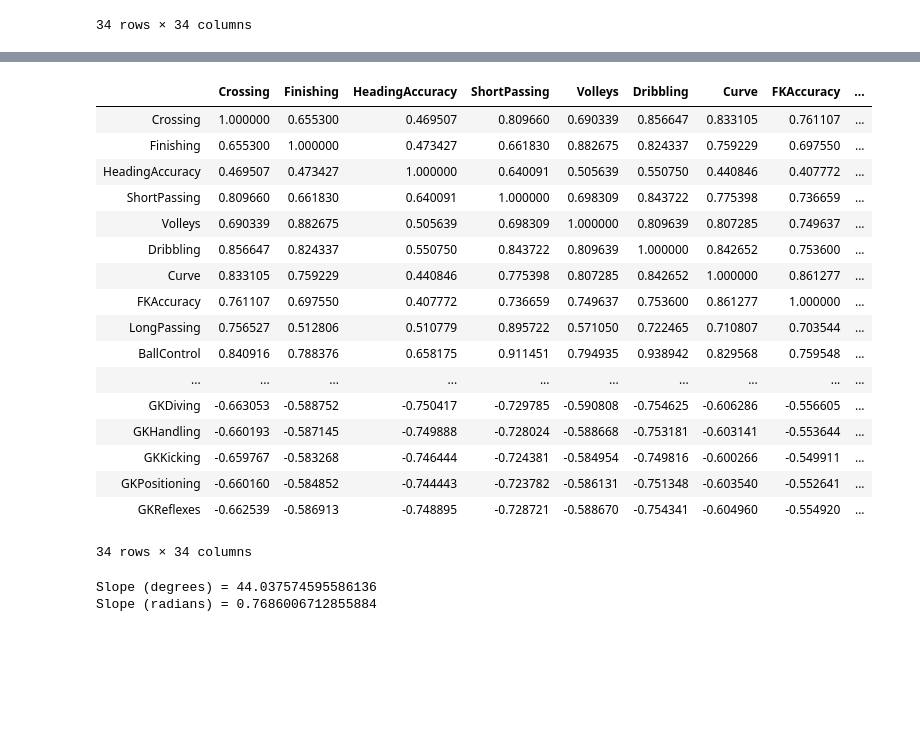
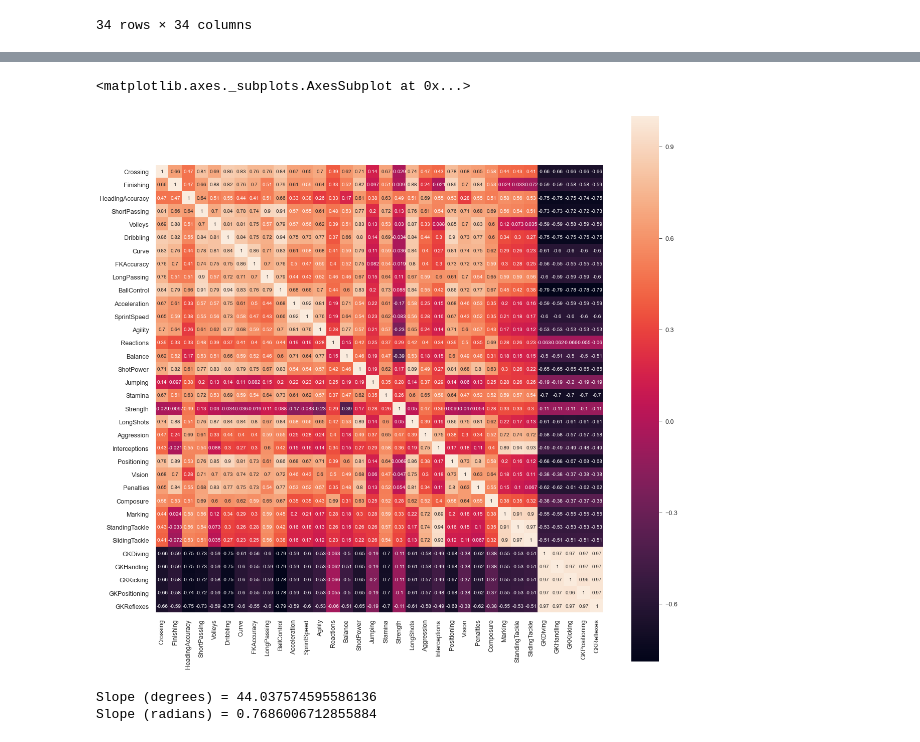
Before and after one commit to andrewprescot/Thinkful, a Jupyter notebook: FIFA_Mukesh.ipynb, the cells around one changed output, grey strips where cells are left out. Drawn from its saved outputs; the diff is of its cells as text; code cells hidden in the pictures; blank space fills up the shorter version.

```diff
--- a/FIFA_Mukesh.ipynb
+++ b/FIFA_Mukesh.ipynb
@@ -72,26 +75,13 @@ memory usage: 4.7 MB
 # %%
 df = fifa_df.dropna()
-# %%
-df.corr()
-# %% [output]
-|  | Crossing | Finishing | HeadingAccuracy | ShortPassing | Volleys | Dribbling | Curve | FKAccuracy | ... |
-| Crossing | 1.000000 | 0.655300 | 0.469507 | 0.809660 | 0.690339 | 0.856647 | 0.833105 | 0.761107 | ... |
-| Finishing | 0.655300 | 1.000000 | 0.473427 | 0.661830 | 0.882675 | 0.824337 | 0.759229 | 0.697550 | ... |
-| HeadingAccuracy | 0.469507 | 0.473427 | 1.000000 | 0.640091 | 0.505639 | 0.550750 | 0.440846 | 0.407772 | ... |
-| ShortPassing | 0.809660 | 0.661830 | 0.640091 | 1.000000 | 0.698309 | 0.843722 | 0.775398 | 0.736659 | ... |
-| Volleys | 0.690339 | 0.882675 | 0.505639 | 0.698309 | 1.000000 | 0.809639 | 0.807285 | 0.749637 | ... |
-| Dribbling | 0.856647 | 0.824337 | 0.550750 | 0.843722 | 0.809639 | 1.000000 | 0.842652 | 0.753600 | ... |
-| Curve | 0.833105 | 0.759229 | 0.440846 | 0.775398 | 0.807285 | 0.842652 | 1.000000 | 0.861277 | ... |
-| FKAccuracy | 0.761107 | 0.697550 | 0.407772 | 0.736659 | 0.749637 | 0.753600 | 0.861277 | 1.000000 | ... |
-| LongPassing | 0.756527 | 0.512806 | 0.510779 | 0.895722 | 0.571050 | 0.722465 | 0.710807 | 0.703544 | ... |
-| BallControl | 0.840916 | 0.788376 | 0.658175 | 0.911451 | 0.794935 | 0.938942 | 0.829568 | 0.759548 | ... |
-| ... | ... | ... | ... | ... | ... | ... | ... | ... | ... |
-| GKDiving | -0.663053 | -0.588752 | -0.750417 | -0.729785 | -0.590808 | -0.754625 | -0.606286 | -0.556605 | ... |
-| GKHandling | -0.660193 | -0.587145 | -0.749888 | -0.728024 | -0.588668 | -0.753181 | -0.603141 | -0.553644 | ... |
-| GKKicking | -0.659767 | -0.583268 | -0.746444 | -0.724381 | -0.584954 | -0.749816 | -0.600266 | -0.549911 | ... |
-| GKPositioning | -0.660160 | -0.584852 | -0.744443 | -0.723782 | -0.586131 | -0.751348 | -0.603540 | -0.552641 | ... |
-| GKReflexes | -0.662539 | -0.586913 | -0.748895 | -0.728721 | -0.588670 | -0.754341 | -0.604960 | -0.554920 | ... |
-34 rows × 34 columns
+# %%
+df.corr()
+fig = plt.figure(figsize=(20,20))
+corrmat = df.corr()
+sns.heatmap(corrmat, square = True, annot = True)
+# %% [output]
+<matplotlib.axes._subplots.AxesSubplot at 0x...>
+[figure, added]
 # %%
 fig = plt.figure(figsize=(20,5))
 # Raw data
```
Also changed, not shown: parts of 3 cells of this notebook.
